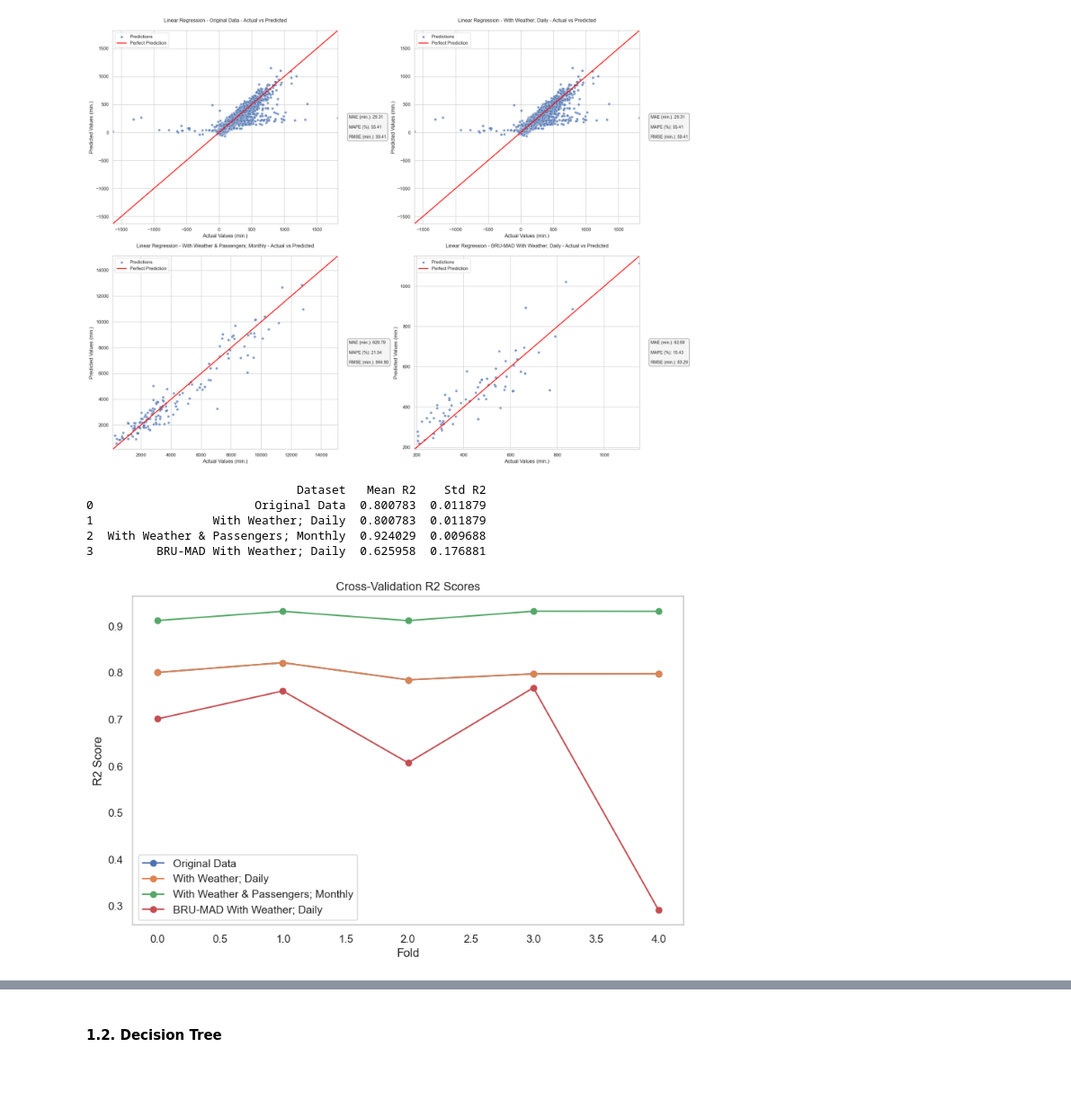
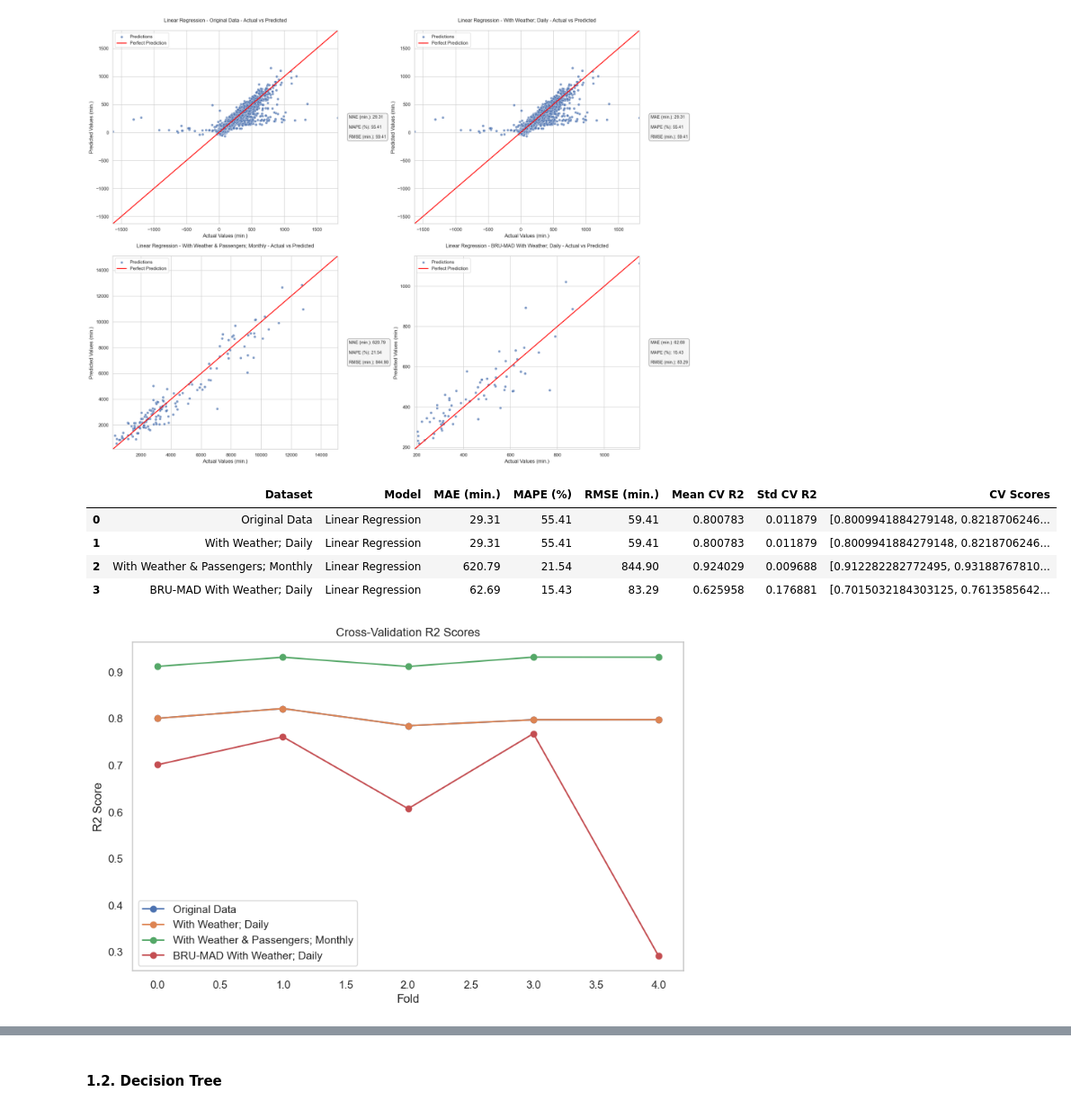
Before and after one commit to DT-Service-Consulting/avstats, a Jupyter notebook: avstats/AvStats_ML.ipynb, the cells around one changed output, grey strips where cells are left out. Shown at 90% size. Saved outputs shown, nothing was run; the diff lists cells and outputs as text; code cells hidden in the pictures; blank space fills up the shorter version.

Commit message:
File with summary of the models
- model_summaries.csv

```diff
--- a/avstats/AvStats_ML.ipynb
+++ b/avstats/AvStats_ML.ipynb
@@ -103,6 +103,7 @@ fig, axes = plt.subplots(2, 2, figsize=(20, 15))
 axes = axes.flatten()
 evaluation_results = []
 cv_results = []
+model_summaries = []
 
 for i, ((df, column), title) in enumerate(zip(dataframes, titles)):
     try:
@@ -130,14 +131,41 @@ for i, ((df, column), title) in enumerate(zip(dataframes, titles)):
         cv_scores = cross_validate(x_train, y_train)
         cv_results.append({"Dataset": title, "CV Scores": cv_scores})
 
+        # Store results for summaries
+        model_summary = {
+            "Dataset": title,
+            "Model": "Linear Regression",
+            "MAE (min.)": linear_metrics["MAE (min.)"],
+            "MAPE (%)": linear_metrics["MAPE (%)"],
+            "RMSE (min.)": linear_metrics["RMSE (min.)"],
+            "Mean CV R2": cv_scores.mean(),
+            "Std CV R2": cv_scores.std(),
+            "CV Scores": cv_scores.tolist()  # Store as list for detailed inspection
+        }
+        model_summaries.append(model_summary)
+
     except KeyError as e:
         print(f"Skipping DataFrame {i} due to missing column: {e}")
+
+# Convert model summaries to a DataFrame for export or display
+model_summary_df = pd.DataFrame(model_summaries)
+
+# Optionally save to a file
+model_summary_df.to_csv("model_summaries.csv", index=False)
 
 # Adjust layout and show plots
 plt.tight_layout()
 plt.show()
 # %% [output]
 [figure]
+# %%
+model_summary_df
+# %% [output]
+|  | Dataset | Model | MAE (min.) | MAPE (%) | RMSE (min.) | Mean CV R2 | Std CV R2 | CV Scores |
+| 0 | Original Data | Linear Regression | 29.31 | 55.41 | 59.41 | 0.800783 | 0.011879 | [0.8009941884279148, 0.8218706246... |
+| 1 | With Weather; Daily | Linear Regression | 29.31 | 55.41 | 59.41 | 0.800783 | 0.011879 | [0.8009941884279148, 0.8218706246... |
+| 2 | With Weather & Passengers; Monthly | Linear Regression | 620.79 | 21.54 | 844.90 | 0.924029 | 0.009688 | [0.912282282772495, 0.93188767810... |
+| 3 | BRU-MAD With Weather; Daily | Linear Regression | 62.69 | 15.43 | 83.29 | 0.625958 | 0.176881 | [0.7015032184303125, 0.7613585642... |
 # %%
 # Convert results to a DataFrame for better display
 cv_summary = pd.DataFrame({
@@ -145,9 +173,6 @@ cv_summary = pd.DataFrame({
     "Mean R2": [scores.mean() for scores in (result["CV Scores"] for result in cv_results)],
     "Std R2": [scores.std() for scores in (result["CV Scores"] for result in cv_results)]
 })
-
-# Display the summary table
-print(cv_summary)
 
 # Visualize Cross-Validation Results
 plt.figure(figsize=(10, 6))
@@ -161,9 +186,4 @@ plt.legend()
 plt.grid()
 plt.show()
 # %% [output]
-                              Dataset   Mean R2    Std R2
-0                       Original Data  0.800783  0.011879
-1                 With Weather; Daily  0.800783  0.011879
-2  With Weather & Passengers; Monthly  0.924029  0.009688
-3         BRU-MAD With Weather; Daily  0.625958  0.176881
 [figure]
```
Also changed, not shown: parts of 1 cell of this notebook, 1 other file.
